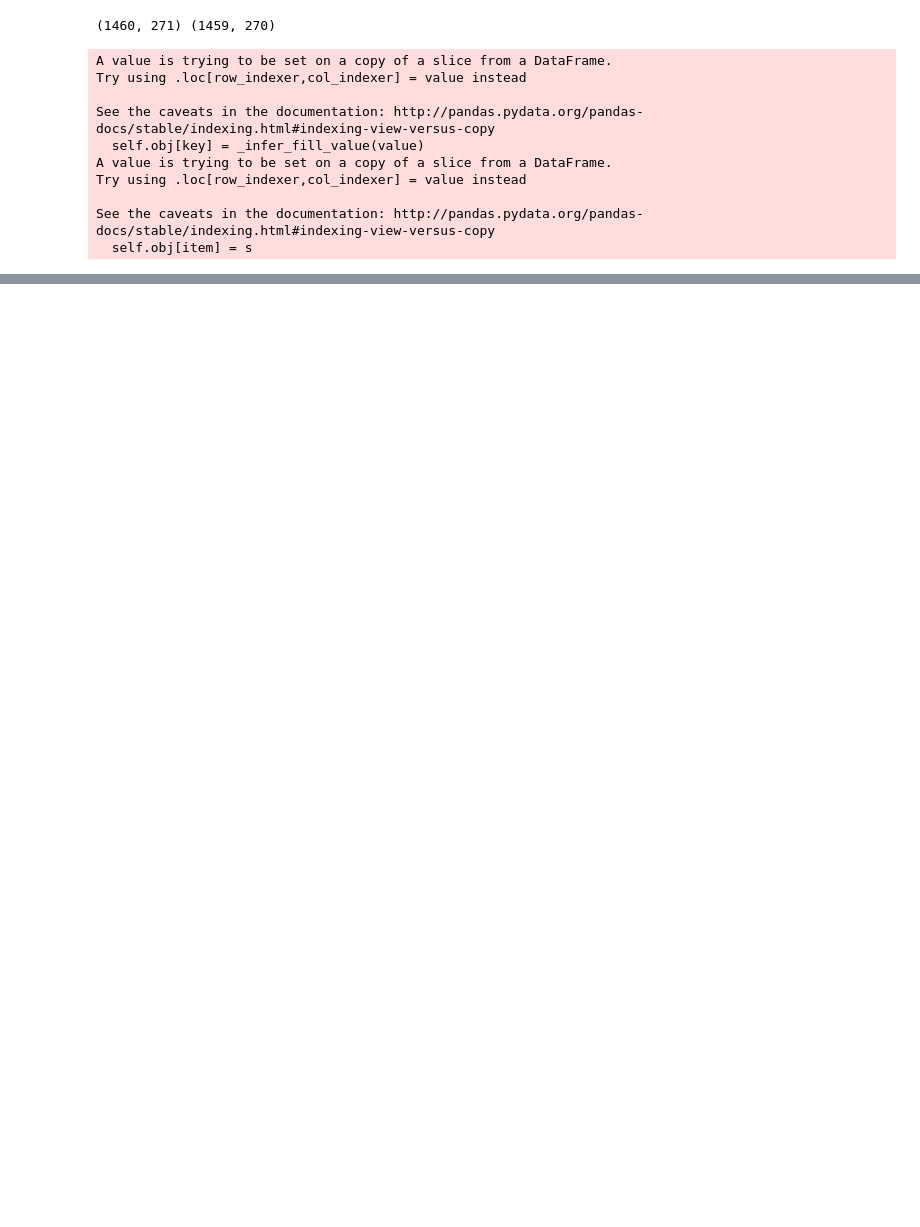
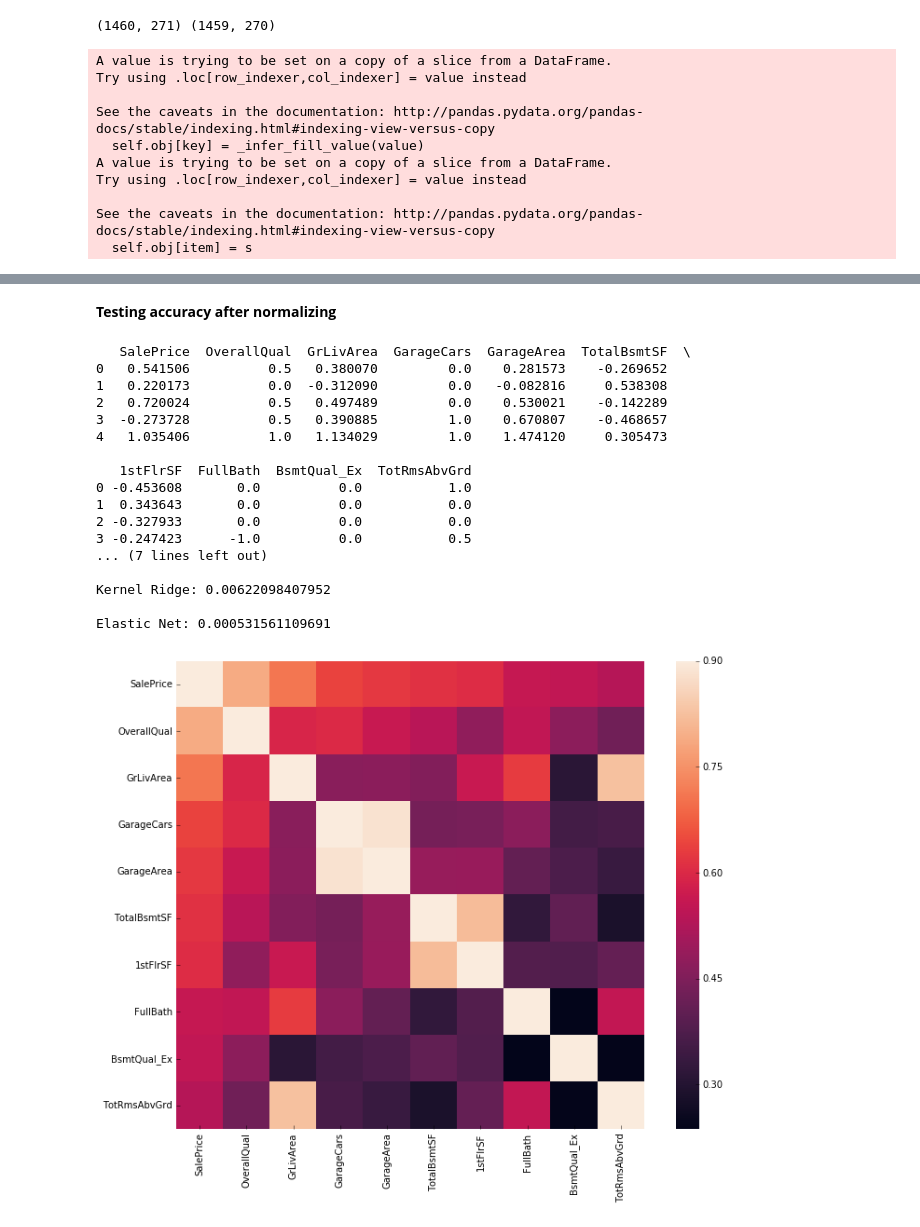
Before and after one commit to RHaran98/house_prices_prediction, a Jupyter notebook: visual.ipynb, the cells around one changed output, grey strips where cells are left out. Saved outputs shown, nothing was run; the diff lists cells and outputs as text; code cells hidden in the pictures; blank space fills up the shorter version.

```diff
--- a/visual.ipynb
+++ b/visual.ipynb
@@ -180,0 +256,30 @@ AttributeError: 'numpy.float64' object has no attribute '2f'
+# %% [markdown]
+<b>Testing accuracy after normalizing<b>
+# %%
+robust_scaler = RobustScaler()        #Robust scaler is used because dataset is likely to have outliers
+train_norm = train_sorted.copy()
+robust_scaler.fit(train_norm)
+train_norm.loc[:,:] = robust_scaler.transform(train_norm)
+print train_norm.head()
+
+plotCorr(train_norm)
+acc_norm = cross_validate(train_norm,classifiers)
+# %% [output]
+   SalePrice  OverallQual  GrLivArea  GarageCars  GarageArea  TotalBsmtSF  \
+0   0.541506          0.5   0.380070         0.0    0.281573    -0.269652
+1   0.220173          0.0  -0.312090         0.0   -0.082816     0.538308
+2   0.720024          0.5   0.497489         0.0    0.530021    -0.142289
+3  -0.273728          0.5   0.390885         1.0    0.670807    -0.468657
+4   1.035406          1.0   1.134029         1.0    1.474120     0.305473
+
+   1stFlrSF  FullBath  BsmtQual_Ex  TotRmsAbvGrd
+0 -0.453608       0.0          0.0           1.0
+1  0.343643       0.0          0.0           0.0
+2 -0.327933       0.0          0.0           0.0
+3 -0.247423      -1.0          0.0           0.5
+... (7 lines left out)
+
+Kernel Ridge: 0.00622098407952
+
+Elastic Net: 0.000531561109691
+[figure, added]
```
Also changed, not shown: parts of 13 cells of this notebook.
